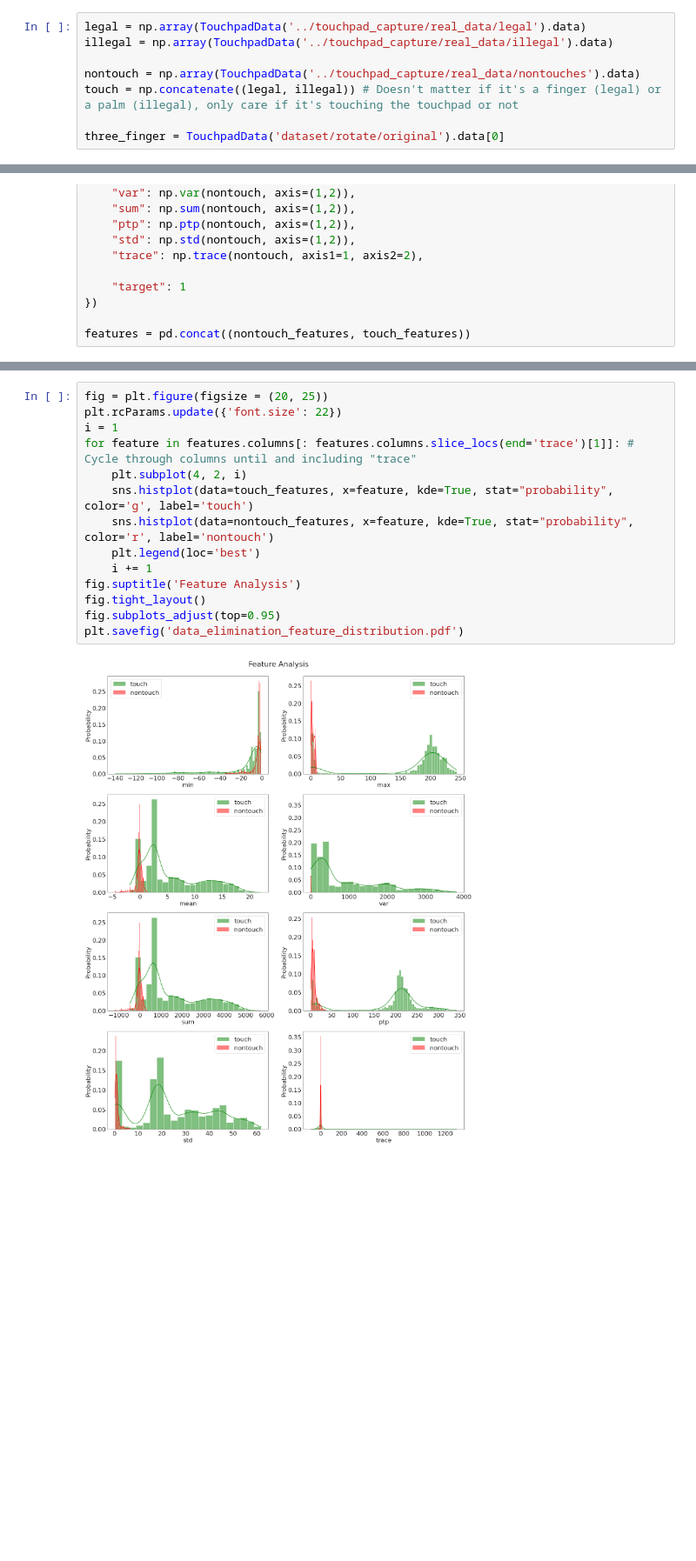
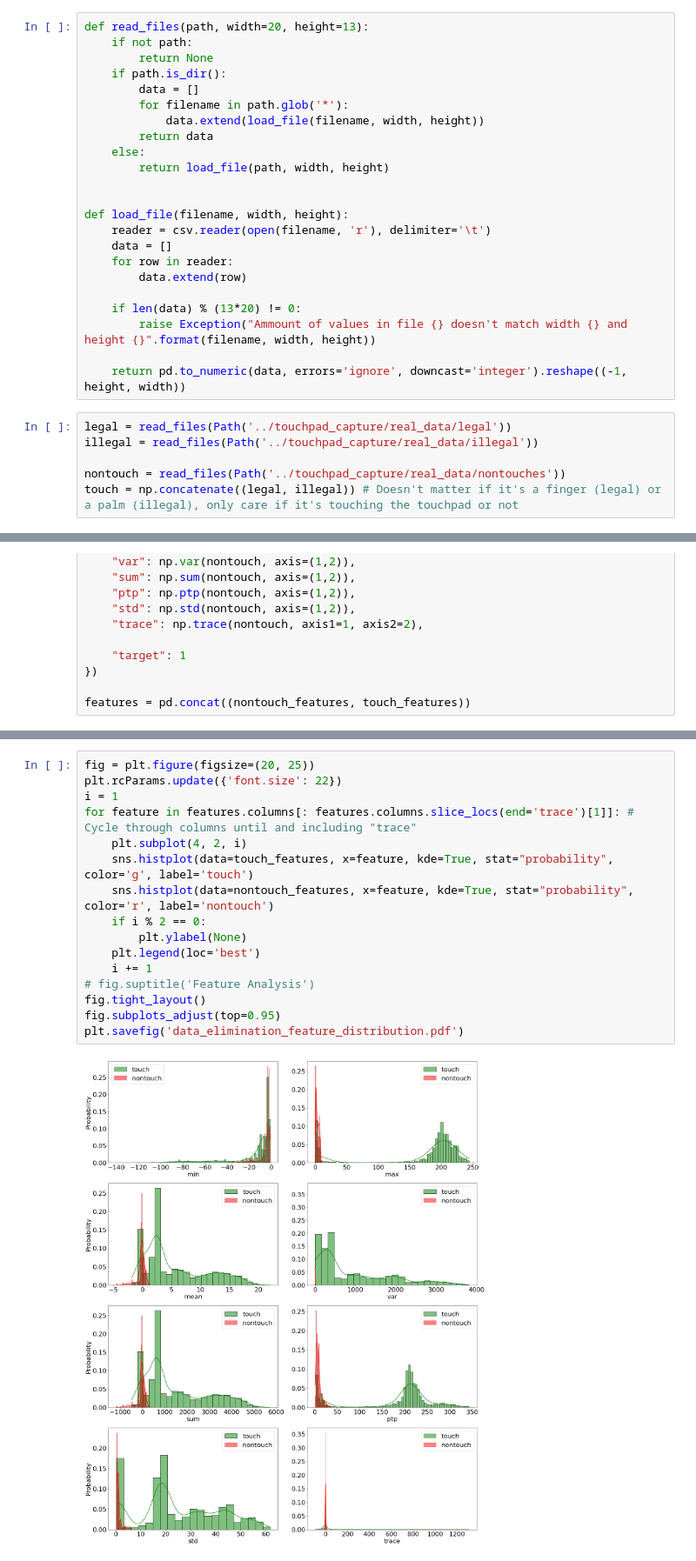
Before and after one commit to mmenzyns/ai-palm-rejection, a Jupyter notebook: data_processing/feature_analysis.ipynb, the cells around one changed output, grey strips where cells are left out. Shown at 87% size. Drawn from its saved outputs; the diff is of its cells as text; blank space fills up the shorter version.

Commit message:
Data processing changes

```diff
--- a/data_processing/feature_analysis.ipynb
+++ b/data_processing/feature_analysis.ipynb
@@ -11,11 +13,32 @@ import numpy as np
 import matplotlib.pyplot as plt
 from mpl_toolkits.mplot3d import Axes3D
 from matplotlib import cm
+# %%
+def read_files(path, width=20, height=13):
+    if not path:
+        return None
+    if path.is_dir():
+        data = []
+        for filename in path.glob('*'):
+            data.extend(load_file(filename, width, height))
+        return data
+    else:
+        return load_file(path, width, height)
+
+
+def load_file(filename, width, height):
+    reader = csv.reader(open(filename, 'r'), delimiter='\t')
+    data = []
+    for row in reader:
+        data.extend(row)
+
+    if len(data) % (13*20) != 0:
+        raise Exception("Ammount of values in file {} doesn't match width {} and height {}".format(filename, width, height))
+
+    return pd.to_numeric(data, errors='ignore', downcast='integer').reshape((-1, height, width))
 # %%
-legal = np.array(TouchpadData('../touchpad_capture/real_data/legal').data)
-illegal = np.array(TouchpadData('../touchpad_capture/real_data/illegal').data)
+legal = read_files(Path('../touchpad_capture/real_data/legal'))
+illegal = read_files(Path('../touchpad_capture/real_data/illegal'))
 
-nontouch = np.array(TouchpadData('../touchpad_capture/real_data/nontouches').data)
+nontouch = read_files(Path('../touchpad_capture/real_data/nontouches'))
 touch = np.concatenate((legal, illegal)) # Doesn't matter if it's a finger (legal) or a palm (illegal), only care if it's touching the touchpad or not
-
-three_finger = TouchpadData('dataset/rotate/original').data[0]
@@ -60,19 +75,21 @@ Index(['min', 'max', 'mean', 'var', 'sum', 'ptp', 'std', 'trace', 'target'], dty
 # %%
-fig = plt.figure(figsize = (20, 25))
+fig = plt.figure(figsize=(20, 25))
 plt.rcParams.update({'font.size': 22})
 i = 1
 for feature in features.columns[: features.columns.slice_locs(end='trace')[1]]: # Cycle through columns until and including "trace"
     plt.subplot(4, 2, i)
     sns.histplot(data=touch_features, x=feature, kde=True, stat="probability", color='g', label='touch')
     sns.histplot(data=nontouch_features, x=feature, kde=True, stat="probability", color='r', label='nontouch')
+    if i % 2 == 0:
+        plt.ylabel(None)
     plt.legend(loc='best')
     i += 1
-fig.suptitle('Feature Analysis')
+# fig.suptitle('Feature Analysis')
 fig.tight_layout()
 fig.subplots_adjust(top=0.95)
 plt.savefig('data_elimination_feature_distribution.pdf')
 # %% [output]
-[figure, old version]
+[figure, new version]
 # %%
 corr = features.corr()
 mask = np.triu(np.ones_like(corr, dtype=np.bool))
```
Also changed, not shown: parts of 7 cells of this notebook, 8 other files.
